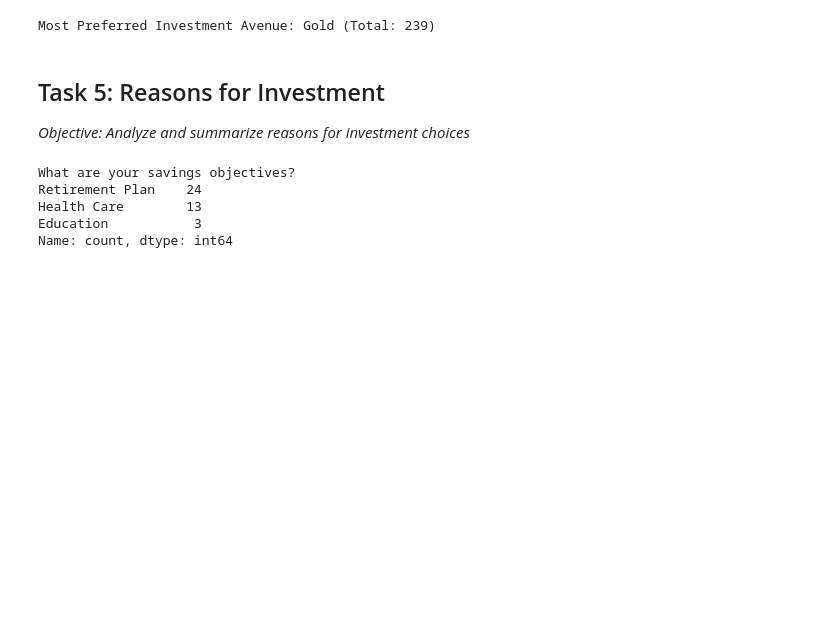
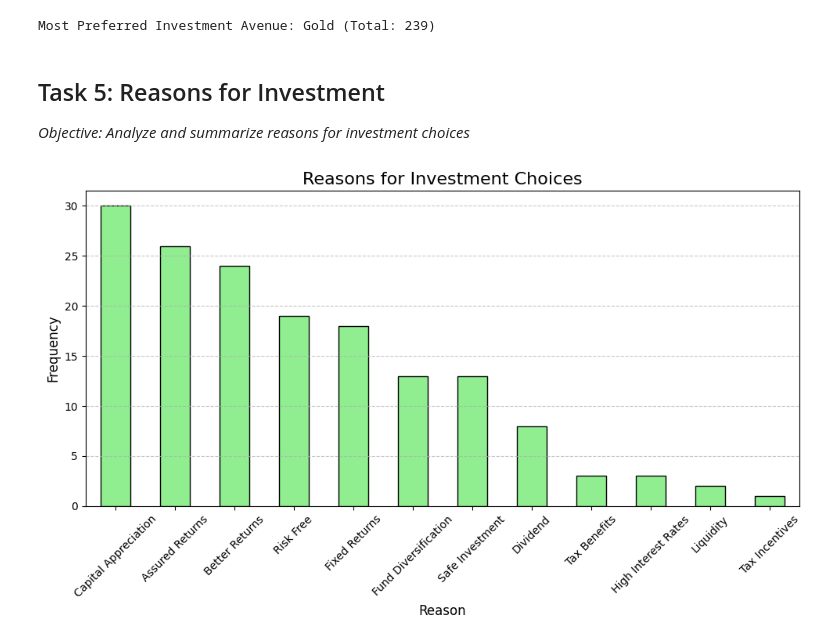
Before and after one commit to Nowshin1009/Data-Analysis-with-python, a Jupyter notebook: BA intern/analysis.ipynb, the cells around one changed output. Saved outputs shown, nothing was run; the diff lists cells and outputs as text; code cells hidden in the pictures; blank space fills up the shorter version.

```diff
--- a/BA intern/analysis.ipynb
+++ b/BA intern/analysis.ipynb
@@ -140,12 +140,19 @@ Most Preferred Investment Avenue: Gold (Total: 239)
 # %% [markdown]
 ## Task 5: Reasons for Investment
 _Objective: Analyze and summarize reasons for investment choices_
-# %%
-reasons = data['What are your savings objectives?'].value_counts()
-print(reasons)
-# %% [output]
-What are your savings objectives?
-Retirement Plan    24
-Health Care        13
-Education           3
-Name: count, dtype: int64
+# %%
+reason_columns = ['Reason_Equity', 'Reason_Mutual', 'Reason_Bonds', 'Reason_FD']
+reasons_data = data[reason_columns].melt(var_name='Investment_Type', value_name='Reason')
+reason_counts = reasons_data['Reason'].value_counts()
+
+plt.figure(figsize=(10, 6))
+reason_counts.plot(kind='bar', color='lightgreen', edgecolor='black')
+plt.title('Reasons for Investment Choices', fontsize=16)
+plt.xlabel('Reason', fontsize=12)
+plt.ylabel('Frequency', fontsize=12)
+plt.xticks(rotation=45, fontsize=10)
+plt.grid(axis='y', linestyle='--', alpha=0.7)
+plt.tight_layout()
+plt.show()
+# %% [output]
+[figure, added]
```
Also changed, not shown: parts of 4 cells of this notebook.
